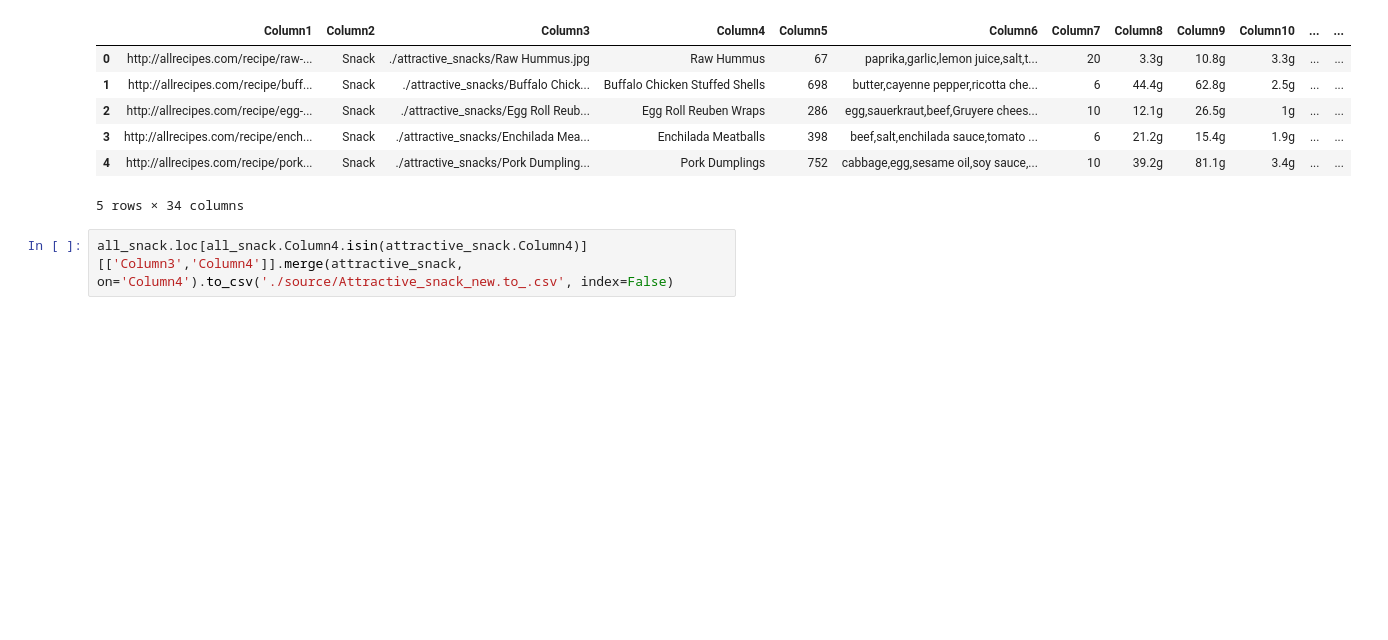
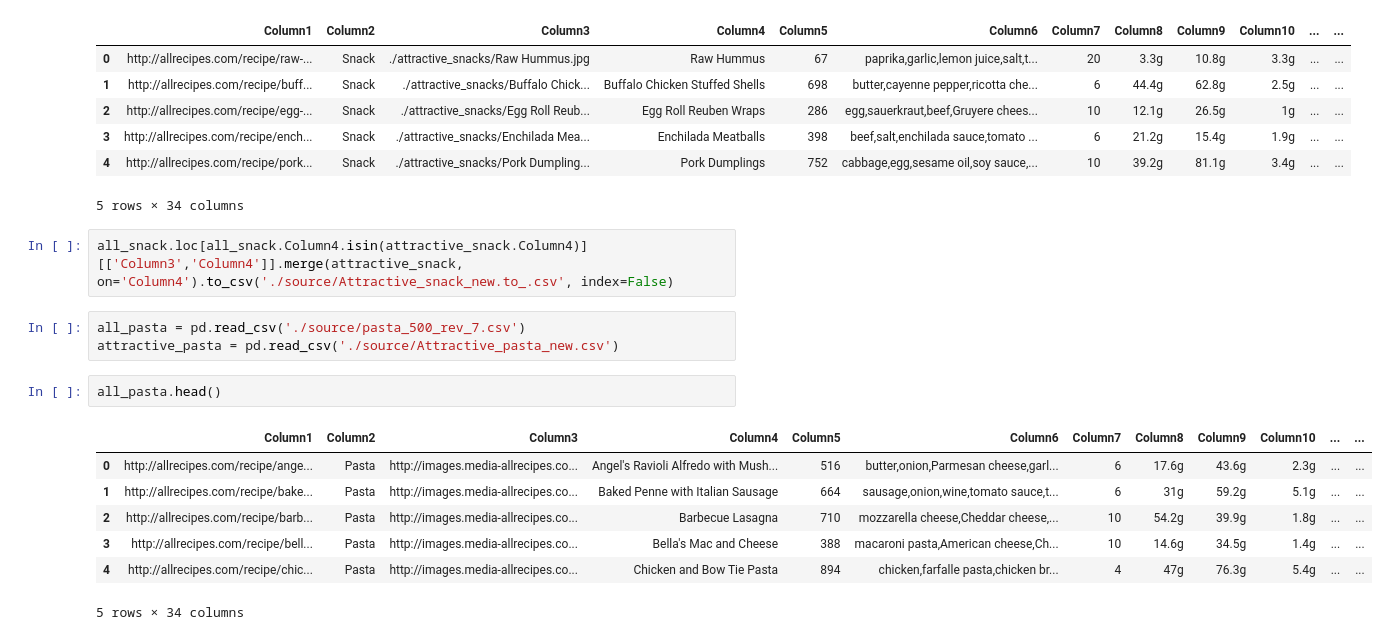
Before and after one commit to ayoubGL/ConversationalFoodbot, a Jupyter notebook: pre_pro.ipynb, the cells around one changed output. Drawn from its saved outputs; the diff is of its cells as text; blank space fills up the shorter version.

```diff
--- a/pre_pro.ipynb
+++ b/pre_pro.ipynb
@@ -25,3 +25,16 @@ attractive_snack.head()
 5 rows × 34 columns
 # %%
 all_snack.loc[all_snack.Column4.isin(attractive_snack.Column4)][['Column3','Column4']].merge(attractive_snack, on='Column4').to_csv('./source/Attractive_snack_new.to_.csv', index=False)
+# %%
+all_pasta = pd.read_csv('./source/pasta_500_rev_7.csv')
+attractive_pasta = pd.read_csv('./source/Attractive_pasta_new.csv')
+# %%
+all_pasta.head()
+# %% [output]
+|  | Column1 | Column2 | Column3 | Column4 | Column5 | Column6 | Column7 | Column8 | Column9 | Column10 | ... | ... |
+| 0 | http://allrecipes.com/recipe/ange... | Pasta | http://images.media-allrecipes.co... | Angel's Ravioli Alfredo with Mush... | 516 | butter,onion,Parmesan cheese,garl... | 6 | 17.6g | 43.6g | 2.3g | ... | ... |
+| 1 | http://allrecipes.com/recipe/bake... | Pasta | http://images.media-allrecipes.co... | Baked Penne with Italian Sausage | 664 | sausage,onion,wine,tomato sauce,t... | 6 | 31g | 59.2g | 5.1g | ... | ... |
+| 2 | http://allrecipes.com/recipe/barb... | Pasta | http://images.media-allrecipes.co... | Barbecue Lasagna | 710 | mozzarella cheese,Cheddar cheese,... | 10 | 54.2g | 39.9g | 1.8g | ... | ... |
+| 3 | http://allrecipes.com/recipe/bell... | Pasta | http://images.media-allrecipes.co... | Bella's Mac and Cheese | 388 | macaroni pasta,American cheese,Ch... | 10 | 14.6g | 34.5g | 1.4g | ... | ... |
+| 4 | http://allrecipes.com/recipe/chic... | Pasta | http://images.media-allrecipes.co... | Chicken and Bow Tie Pasta | 894 | chicken,farfalle pasta,chicken br... | 4 | 47g | 76.3g | 5.4g | ... | ... |
+5 rows × 34 columns
```
Also changed, not shown: parts of 11 cells of this notebook, 14 other files.
